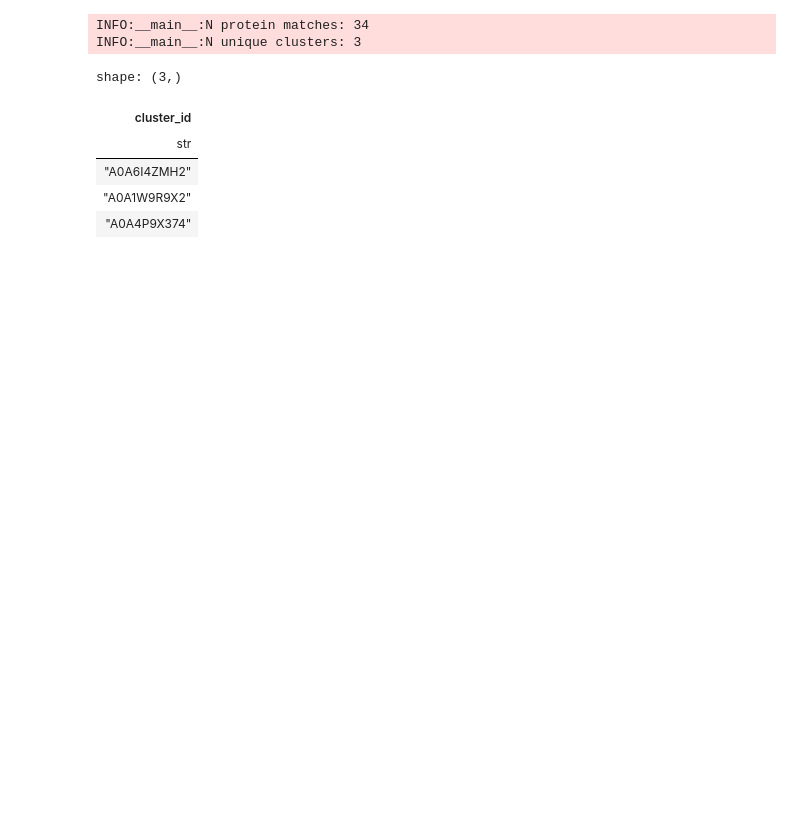
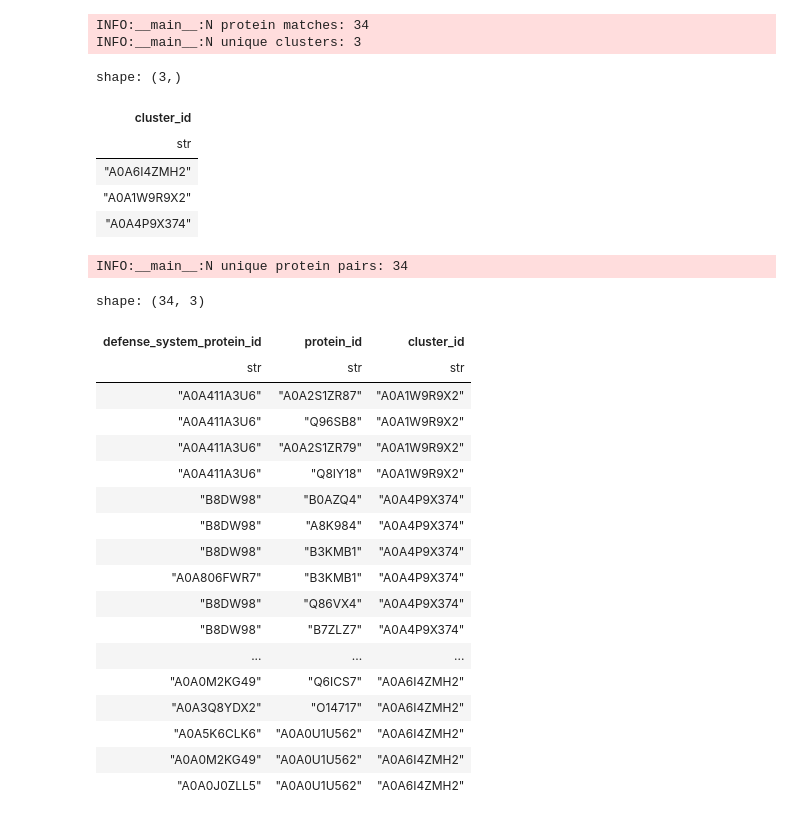
Before and after one commit to juliandeanmoran/BISSH, a Jupyter notebook: testing/explore_protein_matches.ipynb, the cells around one changed output. Cells and saved outputs as stored; diff of their text form; code cells hidden in the pictures; blank space fills up the shorter version.

```diff
--- a/testing/explore_protein_matches.ipynb
+++ b/testing/explore_protein_matches.ipynb
@@ -28,7 +28,9 @@ logger = logging.getLogger(__name__)
 args = {
     "data_file_protein_matches": f"{INSTALL_PATH}/results/explore_aJain_iei_pipeline/defense_proteins_filtExtra_n=34.tsv",
     "data_dir_alignments": f"{INSTALL_PATH}/data_sync/rcsb_pdb_align",
-    "col_pm_cluster_id": "cluster_id"
+    "col_pm_cluster_id": "cluster_id",
+    "col_pm_defProt_id": "defense_system_protein_id",
+    "col_pm_hsProt_id": "protein_id"
 }
 # %%
 # ============================================================
@@ -77,3 +79,38 @@ shape: (3,)
 | "A0A6I4ZMH2" |
 | "A0A1W9R9X2" |
 | "A0A4P9X374" |
+# %%
+# ============================================================
+#                      Unique protein pairs
+# ============================================================
+
+pl.Config.set_tbl_rows(40)
+
+unique_protein_pairs = df_protein_matches[
+    [args["col_pm_defProt_id"], args["col_pm_hsProt_id"], args["col_pm_cluster_id"]]
+].unique().sort("cluster_id")
+
+logger.info(f"N unique protein pairs: {len(unique_protein_pairs)}")
+
+unique_protein_pairs
+# %% [output]
+INFO:__main__:N unique protein pairs: 34
+shape: (34, 3)
+| defense_system_protein_id | protein_id | cluster_id |
+| str | str | str |
+| "A0A411A3U6" | "A0A2S1ZR87" | "A0A1W9R9X2" |
+| "A0A411A3U6" | "Q96SB8" | "A0A1W9R9X2" |
+| "A0A411A3U6" | "A0A2S1ZR79" | "A0A1W9R9X2" |
+| "A0A411A3U6" | "Q8IY18" | "A0A1W9R9X2" |
+| "B8DW98" | "B0AZQ4" | "A0A4P9X374" |
+| "B8DW98" | "A8K984" | "A0A4P9X374" |
+| "B8DW98" | "B3KMB1" | "A0A4P9X374" |
+| "A0A806FWR7" | "B3KMB1" | "A0A4P9X374" |
+| "B8DW98" | "Q86VX4" | "A0A4P9X374" |
+| "B8DW98" | "B7ZLZ7" | "A0A4P9X374" |
+| ... | ... | ... |
+| "A0A0M2KG49" | "Q6ICS7" | "A0A6I4ZMH2" |
+| "A0A3Q8YDX2" | "O14717" | "A0A6I4ZMH2" |
+| "A0A5K6CLK6" | "A0A0U1U562" | "A0A6I4ZMH2" |
+| "A0A0M2KG49" | "A0A0U1U562" | "A0A6I4ZMH2" |
+| "A0A0J0ZLL5" | "A0A0U1U562" | "A0A6I4ZMH2" |
```
Also changed, not shown: 18 other files.
